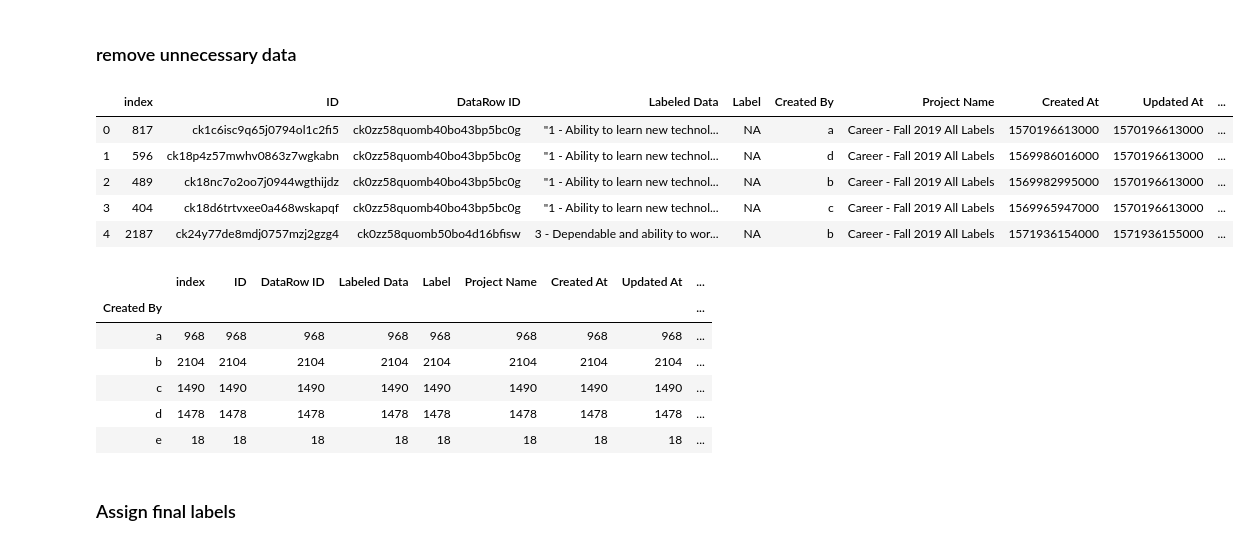
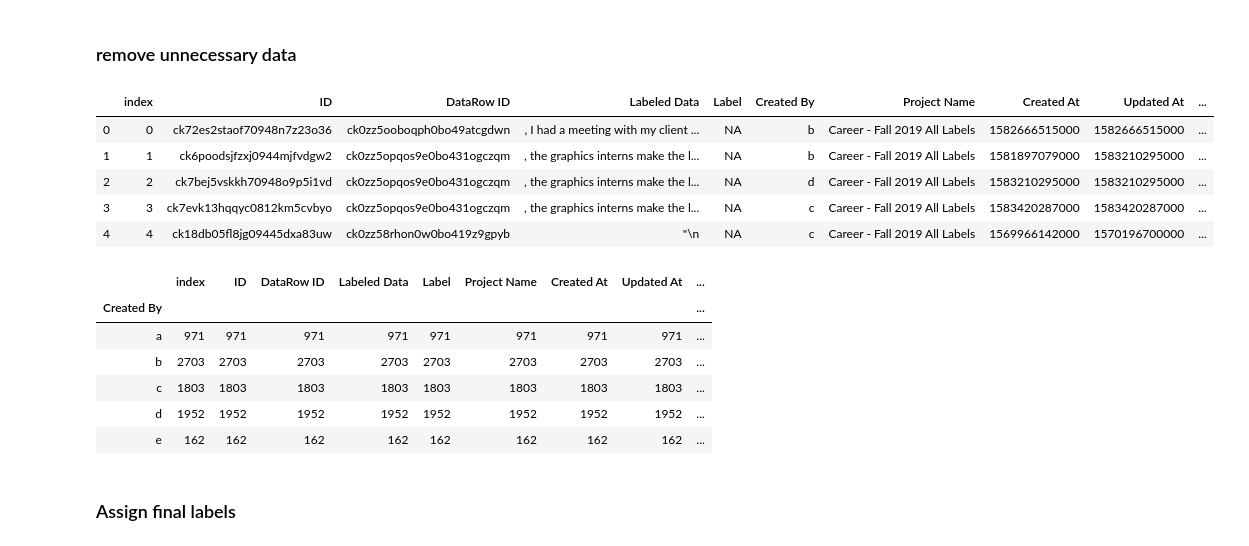
Before and after one commit to dndsmith/watson_ci_career_readiness, a Jupyter notebook: src/clean_data_for_model.ipynb, the cells around one changed output. Cells and saved outputs as stored; diff of their text form; code cells hidden in the pictures.

Commit message:
March 11 2020, almost fixed the duplicate values issue in cleaned data

```diff
--- a/src/clean_data_for_model.ipynb
+++ b/src/clean_data_for_model.ipynb
@@ -3,4 +3,5 @@ import pandas as pd
 from operator import itemgetter
 import csv
 import numpy as np
-df = pd.read_csv (r"../data/raw_labelbox_exports/newexport.csv")
+df = pd.read_csv (r"../data/raw_labelbox_exports/March 11 2020.csv")
+df.head()
@@ -9,53 +17,53 @@ df = pd.read_csv (r"../data/raw_labelbox_exports/newexport.csv")
 # %% [markdown]
 ### remove unnecessary data
 # %%
-df.sort_values(by=["External ID"], inplace=True)
+#df.sort_values(by=["External ID"], inplace=True)
 df = df.reset_index()
 for index, row in df.iterrows():
     if row["Dataset Name"] == "mentor_responses_sentences_up_to_f19.csv":
         df.iloc[index, 15] = "Mentor"
     if row["Dataset Name"] == "student_responses_sentences_up_to_f19.csv":
         df.iloc[index, 15] = "Student"
     if row["Label"] == "{\"leadership_spectrum\":\"3\"}":
         df.iloc[index, 4] = "IDK"
     if row["Label"] == "{\"leadership_spectrum\":\"2\"}":
         df.iloc[index,4] = "STC"
     if row["Label"] == "{\"leadership_spectrum\":\"1\"}":
         df.iloc[index, 4] = "TC"
     if row["Label"] == "{\"leadership_spectrum\":\"0\"}":
         df.iloc[index, 4] = "NA"
     if row["Label"] == "{\"leadership_spectrum\":\"4\"}":
         df.iloc[index, 4] = "STF"
     if row["Label"] == "{\"leadership_spectrum\":\"5\"}":
         df.iloc[index, 4] = "TF"
     if row["Created By"] == "dnsmith@g.clemson.edu":
         df.iloc[index, 5] = "b"
     if row["Created By"] == "ajames8@g.clemson.edu":
         df.iloc[index, 5] = "a"
     if row["Created By"] == "dcottle@g.clemson.edu":
         df.iloc[index, 5] = "c"
     if row["Created By"] == "jcrosb3@g.clemson.edu":
         df.iloc[index, 5] = "e"
     if row["Created By"] == "mkollur@g.clemson.edu":
         df.iloc[index, 5] = "d"
 df.head()
 # %% [output]
 |  | index | ID | DataRow ID | Labeled Data | Label | Created By | Project Name | Created At | Updated At | ... |
-| 0 | 817 | ck1c6isc9q65j0794ol1c2fi5 | ck0zz58quomb40bo43bp5bc0g | "1 - Ability to learn new technol... | NA | a | Career - Fall 2019 All Labels | 1570196613000 | 1570196613000 | ... |
-| 1 | 596 | ck18p4z57mwhv0863z7wgkabn | ck0zz58quomb40bo43bp5bc0g | "1 - Ability to learn new technol... | NA | d | Career - Fall 2019 All Labels | 1569986016000 | 1570196613000 | ... |
-| 2 | 489 | ck18nc7o2oo7j0944wgthijdz | ck0zz58quomb40bo43bp5bc0g | "1 - Ability to learn new technol... | NA | b | Career - Fall 2019 All Labels | 1569982995000 | 1570196613000 | ... |
-| 3 | 404 | ck18d6trtvxee0a468wskapqf | ck0zz58quomb40bo43bp5bc0g | "1 - Ability to learn new technol... | NA | c | Career - Fall 2019 All Labels | 1569965947000 | 1570196613000 | ... |
-| 4 | 2187 | ck24y77de8mdj0757mzj2gzg4 | ck0zz58quomb50bo4d16bfisw | 3 - Dependable and ability to wor... | NA | b | Career - Fall 2019 All Labels | 1571936154000 | 1571936155000 | ... |
+| 0 | 0 | ck72es2staof70948n7z23o36 | ck0zz5ooboqph0bo49atcgdwn | , I had a meeting with my client ... | NA | b | Career - Fall 2019 All Labels | 1582666515000 | 1582666515000 | ... |
+| 1 | 1 | ck6poodsjfzxj0944mjfvdgw2 | ck0zz5opqos9e0bo431ogczqm | , the graphics interns make the l... | NA | b | Career - Fall 2019 All Labels | 1581897079000 | 1583210295000 | ... |
+| 2 | 2 | ck7bej5vskkh70948o9p5i1vd | ck0zz5opqos9e0bo431ogczqm | , the graphics interns make the l... | NA | d | Career - Fall 2019 All Labels | 1583210295000 | 1583210295000 | ... |
+| 3 | 3 | ck7evk13hqqyc0812km5cvbyo | ck0zz5opqos9e0bo431ogczqm | , the graphics interns make the l... | NA | c | Career - Fall 2019 All Labels | 1583420287000 | 1583420287000 | ... |
+| 4 | 4 | ck18db05fl8jg09445dxa83uw | ck0zz58rhon0w0bo419z9gpyb | "\n | NA | c | Career - Fall 2019 All Labels | 1569966142000 | 1570196700000 | ... |
 # %%
 df.groupby("Created By").agg("count")
 # %% [output]
 |  | index | ID | DataRow ID | Labeled Data | Label | Project Name | Created At | Updated At | ... |
 | Created By |  |  |  |  |  |  |  |  | ... |
-| a | 968 | 968 | 968 | 968 | 968 | 968 | 968 | 968 | ... |
-| b | 2104 | 2104 | 2104 | 2104 | 2104 | 2104 | 2104 | 2104 | ... |
-| c | 1490 | 1490 | 1490 | 1490 | 1490 | 1490 | 1490 | 1490 | ... |
-| d | 1478 | 1478 | 1478 | 1478 | 1478 | 1478 | 1478 | 1478 | ... |
-| e | 18 | 18 | 18 | 18 | 18 | 18 | 18 | 18 | ... |
+| a | 971 | 971 | 971 | 971 | 971 | 971 | 971 | 971 | ... |
+| b | 2703 | 2703 | 2703 | 2703 | 2703 | 2703 | 2703 | 2703 | ... |
+| c | 1803 | 1803 | 1803 | 1803 | 1803 | 1803 | 1803 | 1803 | ... |
+| d | 1952 | 1952 | 1952 | 1952 | 1952 | 1952 | 1952 | 1952 | ... |
+| e | 162 | 162 | 162 | 162 | 162 | 162 | 162 | 162 | ... |
 # %% [markdown]
 ### Assign final labels
 # %%
```
Also changed, not shown: parts of 6 cells of this notebook, 2 other files.
